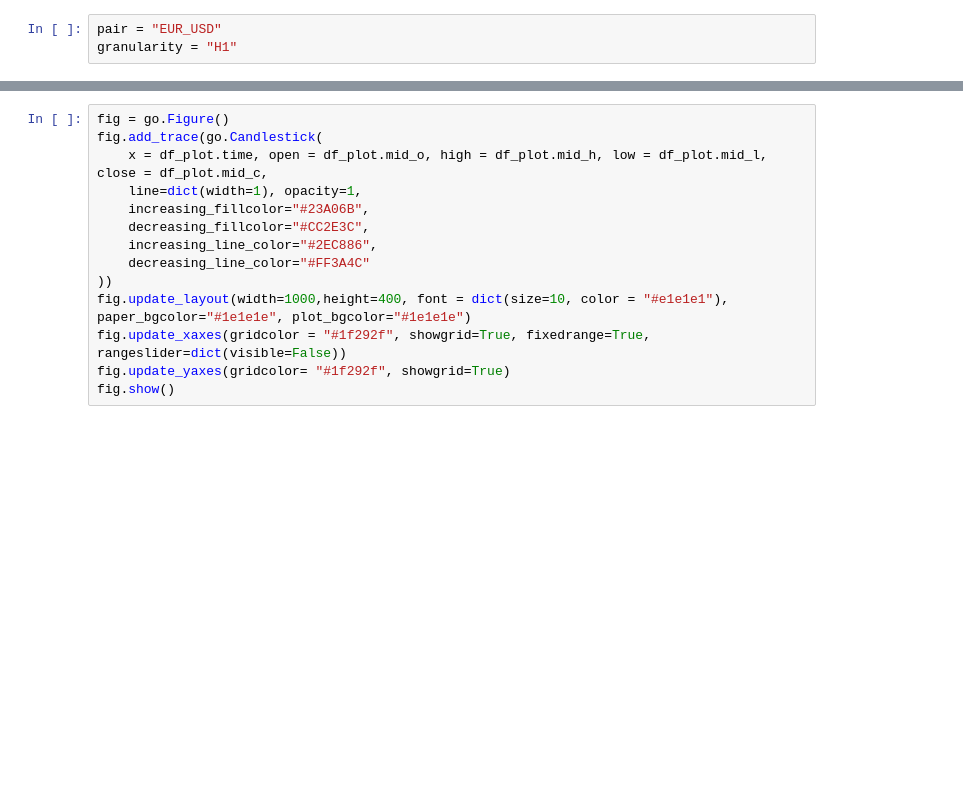
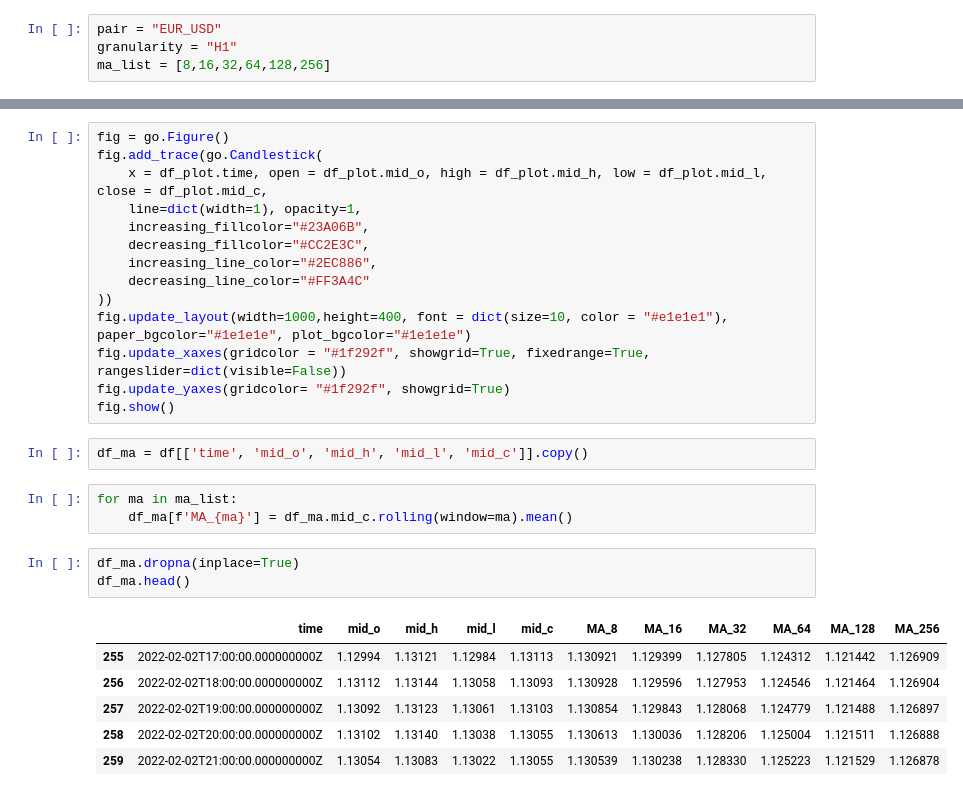
Before and after one commit to vincent65/Alpha-Seeker, a Jupyter notebook: candle_plot.ipynb, the cells around one changed output, grey strips where cells are left out. Cells and saved outputs as stored; diff of their text form; blank space fills up the shorter version.

```diff
--- a/candle_plot.ipynb
+++ b/candle_plot.ipynb
@@ -5,6 +5,7 @@ import plotly.graph_objects as go
 # %%
 pair = "EUR_USD"
 granularity = "H1"
+ma_list = [8,16,32,64,128,256]
 # %%
 df = pd.read_pickle(utils.get_hist_data_filename(pair, granularity))
 # %%
@@ -56,3 +57,18 @@ fig.update_layout(width=1000,height=400, font = dict(size=10, color = "#e1e1e1")
 fig.update_xaxes(gridcolor = "#1f292f", showgrid=True, fixedrange=True, rangeslider=dict(visible=False))
 fig.update_yaxes(gridcolor= "#1f292f", showgrid=True)
 fig.show()
+# %%
+df_ma = df[['time', 'mid_o', 'mid_h', 'mid_l', 'mid_c']].copy()
+# %%
+for ma in ma_list:
+    df_ma[f'MA_{ma}'] = df_ma.mid_c.rolling(window=ma).mean()
+# %%
+df_ma.dropna(inplace=True)
+df_ma.head()
+# %% [output]
+|  | time | mid_o | mid_h | mid_l | mid_c | MA_8 | MA_16 | MA_32 | MA_64 | MA_128 | MA_256 |
+| 255 | 2022-02-02T17:00:00.000000000Z | 1.12994 | 1.13121 | 1.12984 | 1.13113 | 1.130921 | 1.129399 | 1.127805 | 1.124312 | 1.121442 | 1.126909 |
+| 256 | 2022-02-02T18:00:00.000000000Z | 1.13112 | 1.13144 | 1.13058 | 1.13093 | 1.130928 | 1.129596 | 1.127953 | 1.124546 | 1.121464 | 1.126904 |
+| 257 | 2022-02-02T19:00:00.000000000Z | 1.13092 | 1.13123 | 1.13061 | 1.13103 | 1.130854 | 1.129843 | 1.128068 | 1.124779 | 1.121488 | 1.126897 |
+| 258 | 2022-02-02T20:00:00.000000000Z | 1.13102 | 1.13140 | 1.13038 | 1.13055 | 1.130613 | 1.130036 | 1.128206 | 1.125004 | 1.121511 | 1.126888 |
+| 259 | 2022-02-02T21:00:00.000000000Z | 1.13054 | 1.13083 | 1.13022 | 1.13055 | 1.130539 | 1.130238 | 1.128330 | 1.125223 | 1.121529 | 1.126878 |
```
Also changed, not shown: parts of 1 cell of this notebook.
